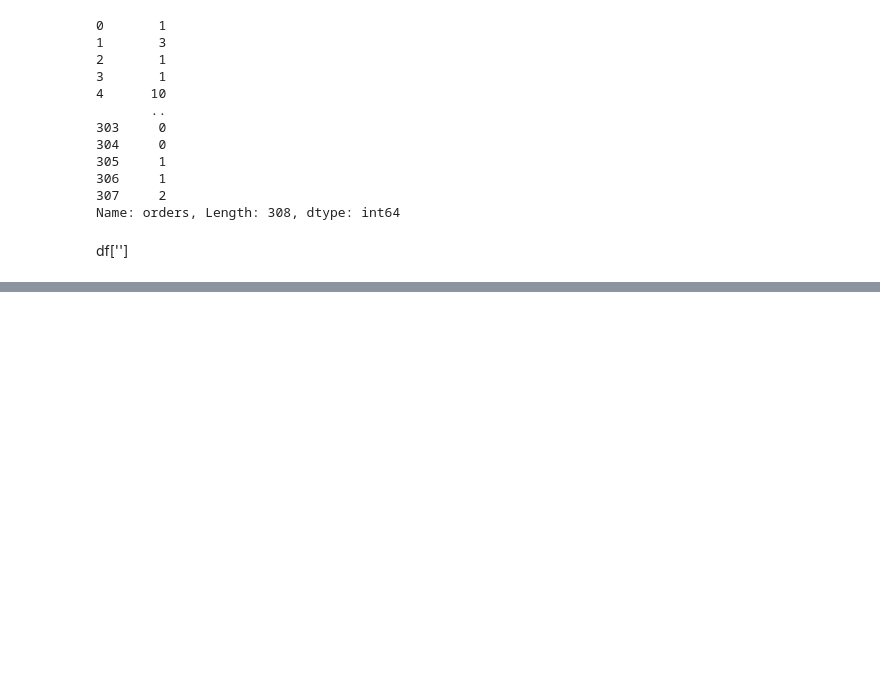
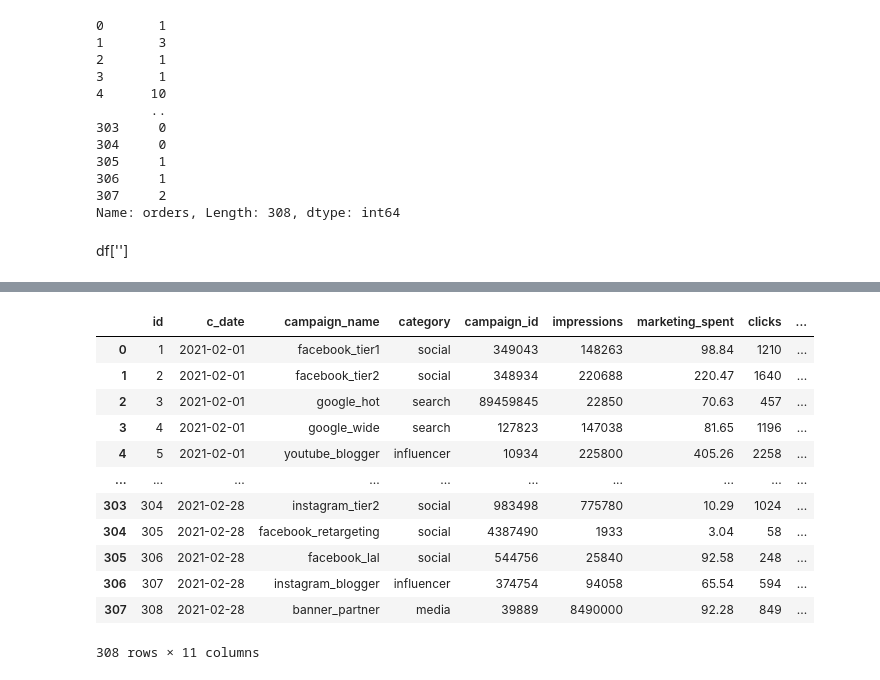
Before and after one commit to mpickles/digital_marketing_dataset_analysis, a Jupyter notebook: digital_marketing_analysis.ipynb, the cells around one changed output, grey strips where cells are left out. Drawn from its saved outputs; the diff is of its cells as text; code cells hidden in the pictures; blank space fills up the shorter version.

```diff
--- a/digital_marketing_analysis.ipynb
+++ b/digital_marketing_analysis.ipynb
@@ -251,3 +255,19 @@ df.head()
+# %%
+df
+# %% [output]
+|  | id | c_date | campaign_name | category | campaign_id | impressions | marketing_spent | clicks | ... |
+| 0 | 1 | 2021-02-01 | facebook_tier1 | social | 349043 | 148263 | 98.84 | 1210 | ... |
+| 1 | 2 | 2021-02-01 | facebook_tier2 | social | 348934 | 220688 | 220.47 | 1640 | ... |
+| 2 | 3 | 2021-02-01 | google_hot | search | 89459845 | 22850 | 70.63 | 457 | ... |
+| 3 | 4 | 2021-02-01 | google_wide | search | 127823 | 147038 | 81.65 | 1196 | ... |
+| 4 | 5 | 2021-02-01 | youtube_blogger | influencer | 10934 | 225800 | 405.26 | 2258 | ... |
+| ... | ... | ... | ... | ... | ... | ... | ... | ... | ... |
+| 303 | 304 | 2021-02-28 | instagram_tier2 | social | 983498 | 775780 | 10.29 | 1024 | ... |
+| 304 | 305 | 2021-02-28 | facebook_retargeting | social | 4387490 | 1933 | 3.04 | 58 | ... |
+| 305 | 306 | 2021-02-28 | facebook_lal | social | 544756 | 25840 | 92.58 | 248 | ... |
+| 306 | 307 | 2021-02-28 | instagram_blogger | influencer | 374754 | 94058 | 65.54 | 594 | ... |
+| 307 | 308 | 2021-02-28 | banner_partner | media | 39889 | 8490000 | 92.28 | 849 | ... |
+308 rows × 11 columns
 # %% [markdown]
 ## Adding KPI Metrics
 We want to add our KPI metrics to the data frame for easier analysis.
```
Also changed, not shown: parts of 17 cells of this notebook, 2 other files.
